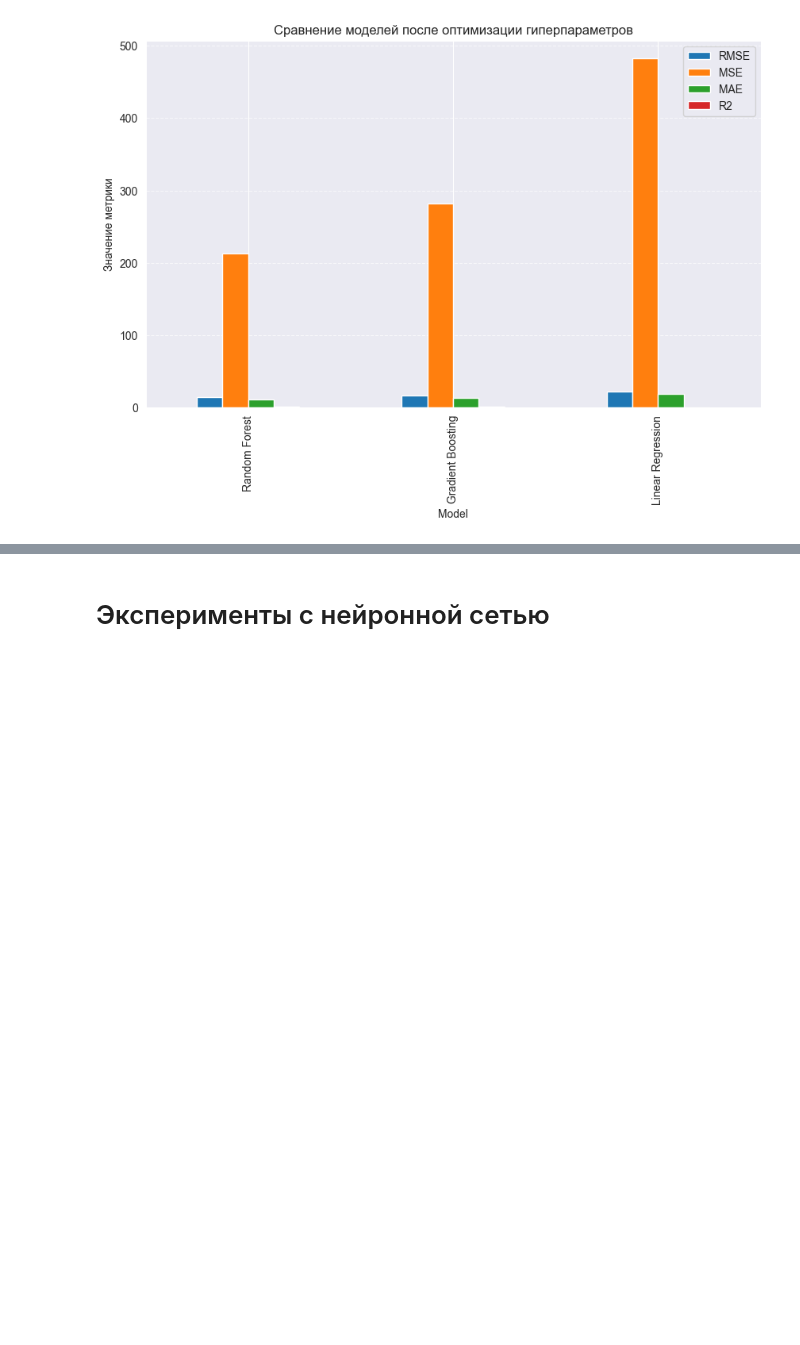
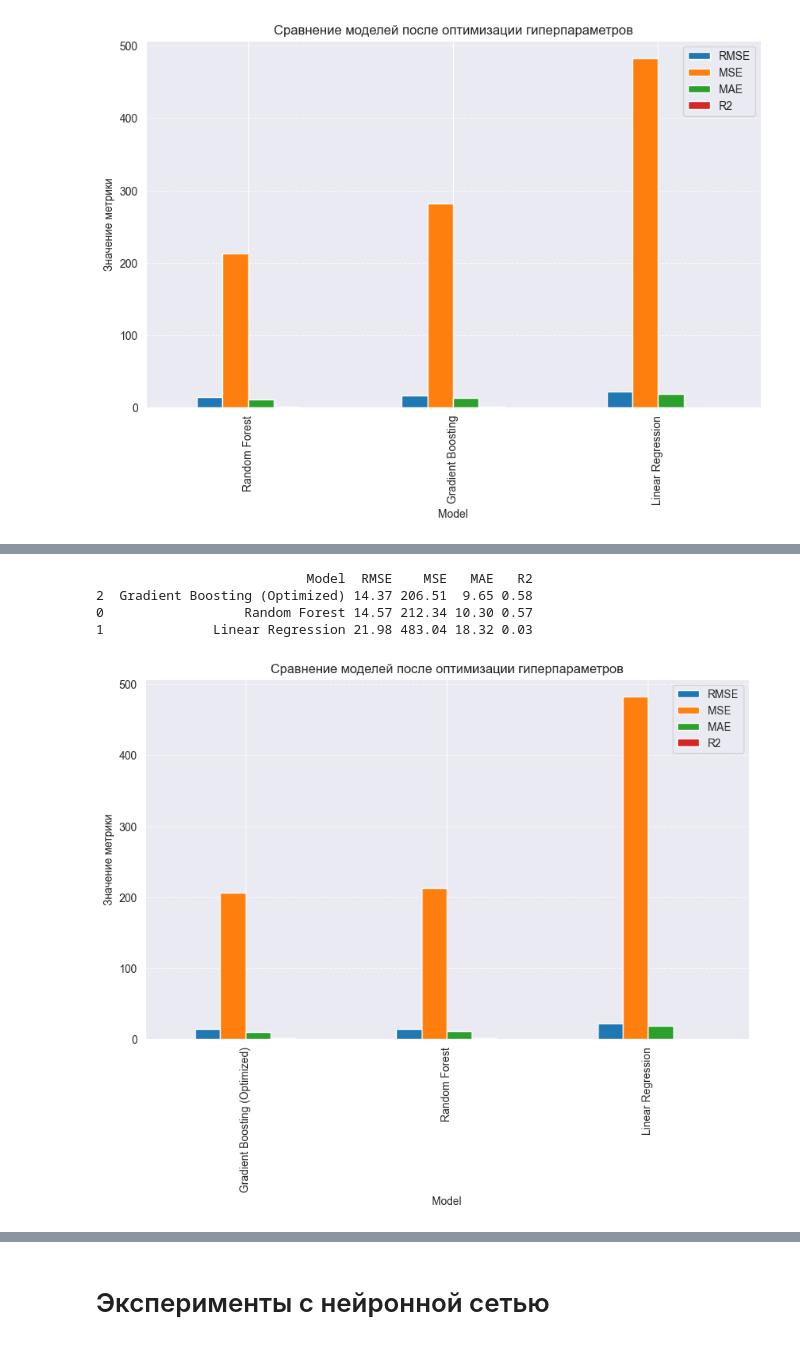
Before and after one commit to ratherbot/ML_project, a Jupyter notebook: primer.ipynb, the cells around one changed output, grey strips where cells are left out. Drawn from its saved outputs; the diff is of its cells as text; code cells hidden in the pictures; blank space fills up the shorter version.

```diff
--- a/primer.ipynb
+++ b/primer.ipynb
@@ -1049,0 +1123,19 @@ plt.show()
+# %%
+# Сравнение метрик
+metrics_df = pd.DataFrame(metrics_results).sort_values(by='RMSE', ascending=True)
+metrics_df = metrics_df[metrics_df['Model'] != 'Gradient Boosting']
+print(metrics_df)
+# %% [output]
+                           Model  RMSE    MSE   MAE   R2
+2  Gradient Boosting (Optimized) 14.37 206.51  9.65 0.58
+0                  Random Forest 14.57 212.34 10.30 0.57
+1              Linear Regression 21.98 483.04 18.32 0.03
+# %%
+# Визуализация
+metrics_df.set_index('Model')[['RMSE', 'MSE', 'MAE', 'R2']].plot(kind='bar', figsize=(10, 6))
+plt.title('Сравнение моделей после оптимизации гиперпараметров')
+plt.ylabel('Значение метрики')
+plt.grid(axis='y', linestyle='--', alpha=0.7)
+plt.show()
+# %% [output]
+[figure, added]
```
Also changed, not shown: parts of 24 cells of this notebook.
